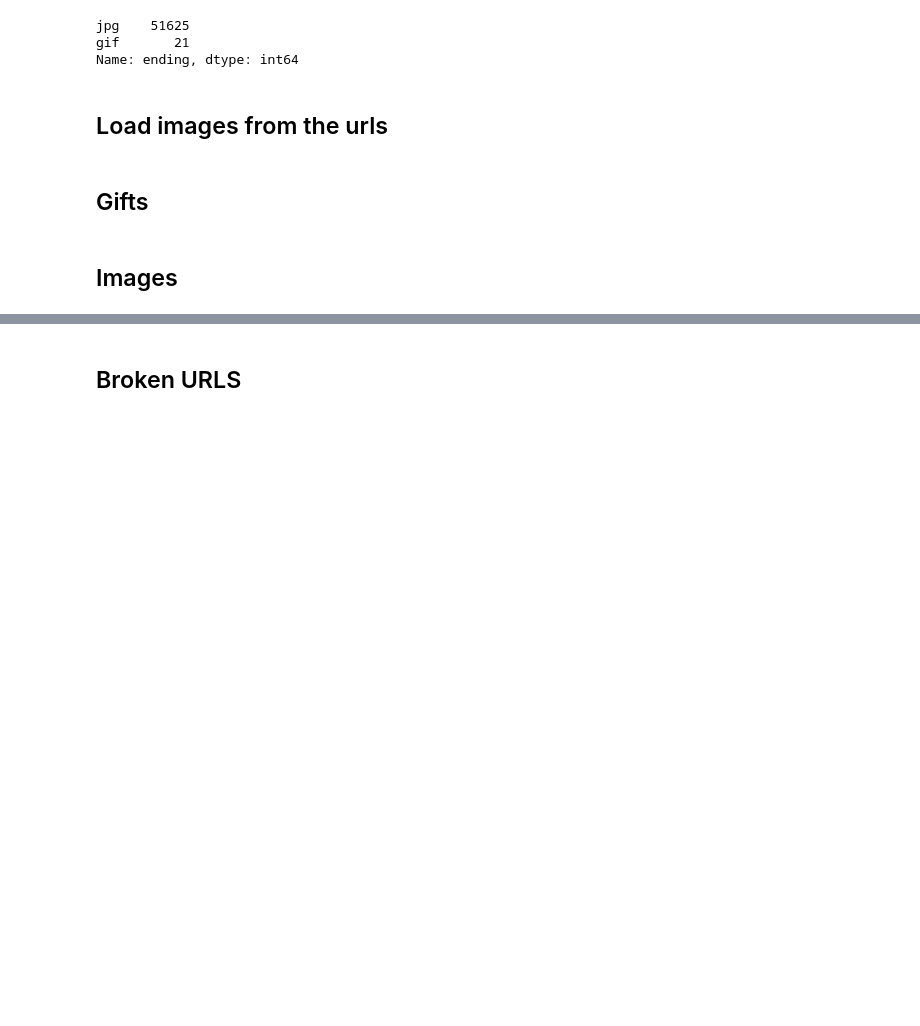
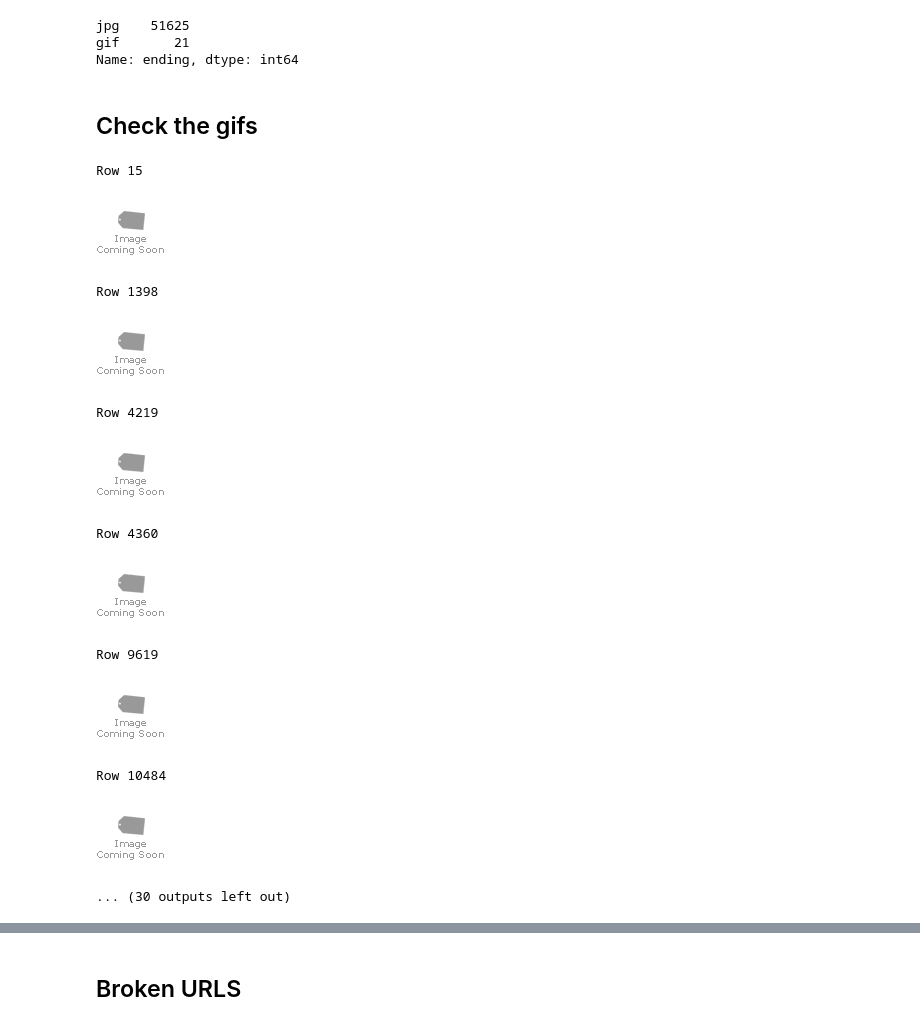
Before and after one commit to nachomartinezl/ecommerce-predictor, a Jupyter notebook: EDA/Images_analysis.ipynb, the cells around one changed output, grey strips where cells are left out. Drawn from its saved outputs; the diff is of its cells as text; code cells hidden in the pictures; blank space fills up the shorter version.

```diff
--- a/EDA/Images_analysis.ipynb
+++ b/EDA/Images_analysis.ipynb
@@ -54,28 +54,35 @@ df['ending'].value_counts()
 jpg    51625
 gif       21
 Name: ending, dtype: int64
-# %% [markdown]
-## Load images from the urls
-# %%
-#Loading all of the images from the urls named them from row 1 to n
-
-n=0
-
-for row in df['image']:
-    n +=1
-    end = row.split('.')[-1]
-    nombre_local_imagen = "row" + str(n) +'.'+ str(end)
-    imagen = requests.get(row).content
-    with open("/home/app/src/data_img/" + nombre_local_imagen, 'wb') as handler:
-	    handler.write(imagen)
-# %% [markdown]
-## Gifts
+# %% [markdown]
+## Check the gifs
 # %%
-#checking the gifts
 
+#iter through the df
 for index ,row in df.iterrows():
+
+    #download only the gifs
     if 'gif' in df['ending'][index] :
-        print(index)
-        display(Image(filename='/home/app/src/data_img/row'+str(index+1)+'.gif'))
+        end = df['image'][index].split('.')[-1]
+        img_name = "row" + str(index) +'.gif'
+        img = requests.get(df['image'][index]).content
+        with open("/home/app/src/data/img_gifs/" + img_name, 'wb') as handler:
+            handler.write(img)
+
+    if 'gif' in df['ending'][index] :
+        print('Row', index)
+        display(Image(filename='/home/app/src/data/img_gifs/row'+str(index)+'.gif'))
+# %% [output]
+Row 15
+[figure, added]
+Row 1398
+[figure, added]
+Row 4219
+[figure, added]
+Row 4360
+[figure, added]
+Row 9619
+[figure, added]
+Row 10484
+[figure, added]
+... (30 outputs left out)
-# %% [markdown]
-## Images
```
Also changed, not shown: parts of 14 cells of this notebook, 7 other files.
